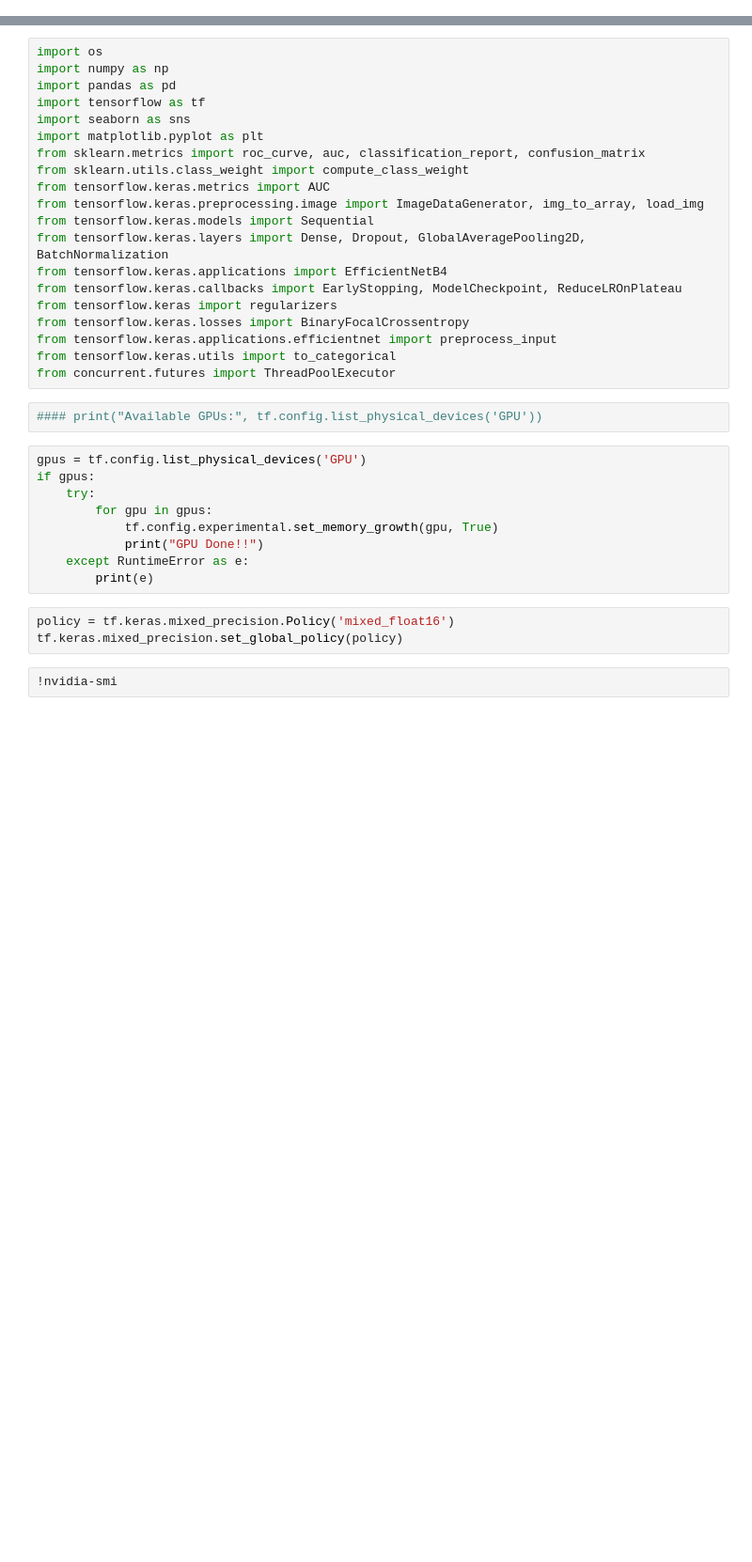
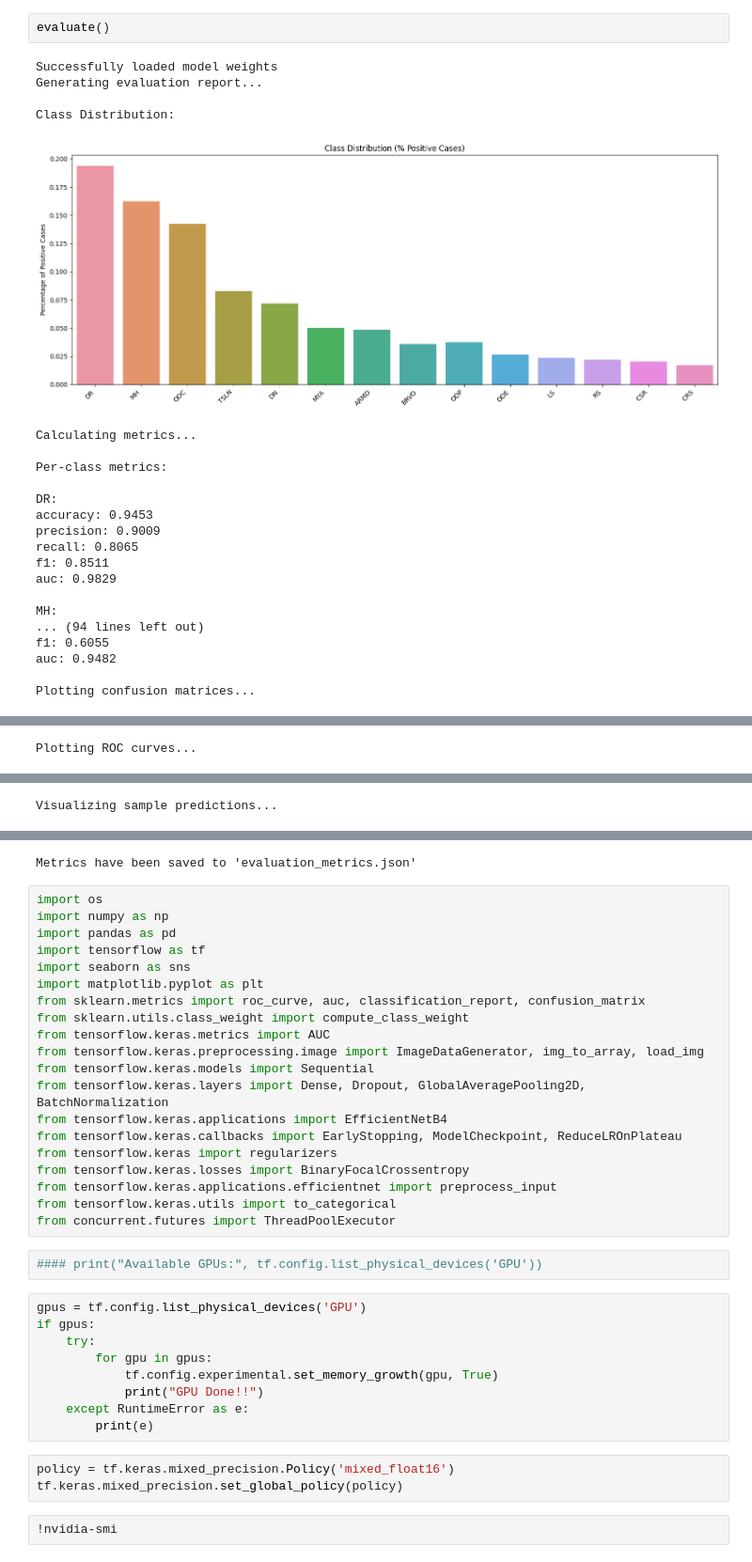
Before and after one commit to VirajBhagiya/Retinal-Disease-Classification, a Jupyter notebook: minor-version2.ipynb, the cells around one changed output, grey strips where cells are left out. Shown at 94% size. Drawn from its saved outputs; the diff is of its cells as text; blank space fills up the shorter version.

```diff
--- a/minor-version2.ipynb
+++ b/minor-version2.ipynb
@@ -363,0 +862,25 @@ FileNotFoundError: [Errno 2] No such file or directory: 'phase1_best.pth'
+# %%
+evaluate()
+# %% [output]
+Successfully loaded model weights
+Generating evaluation report...
+
+Class Distribution:
+[figure, added]
+Calculating metrics...
+
+Per-class metrics:
+
+DR:
+accuracy: 0.9453
+precision: 0.9009
+recall: 0.8065
+f1: 0.8511
+auc: 0.9829
+
+MH:
+... (94 lines left out)
+f1: 0.6055
+auc: 0.9482
+
+Plotting confusion matrices...
@@ -363,0 +888 @@ FileNotFoundError: [Errno 2] No such file or directory: 'phase1_best.pth'
+Plotting ROC curves...
@@ -363,0 +890 @@ FileNotFoundError: [Errno 2] No such file or directory: 'phase1_best.pth'
+Visualizing sample predictions...
@@ -364,3 +892,4 @@ FileNotFoundError: [Errno 2] No such file or directory: 'phase1_best.pth'
+Metrics have been saved to 'evaluation_metrics.json'
 # %%
 import os
 import numpy as np
```
Also changed, not shown: parts of 8 cells of this notebook.
